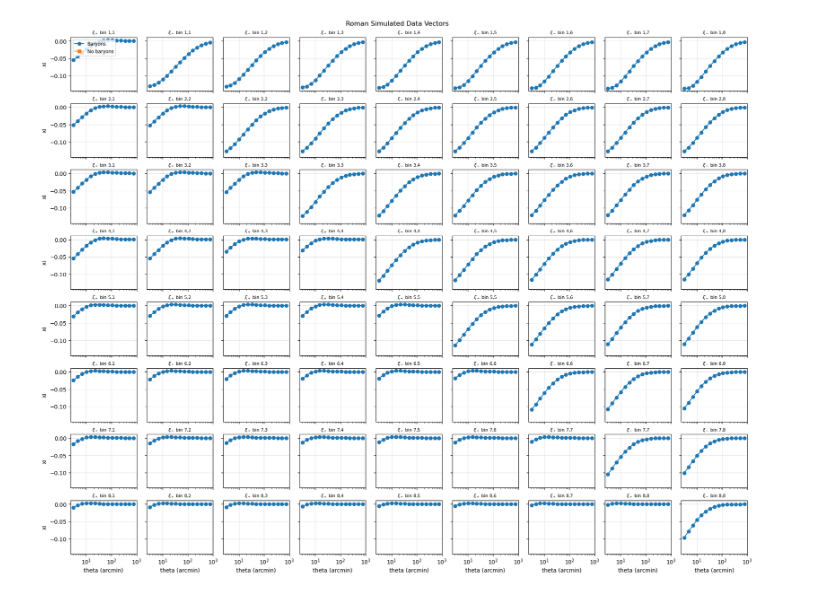
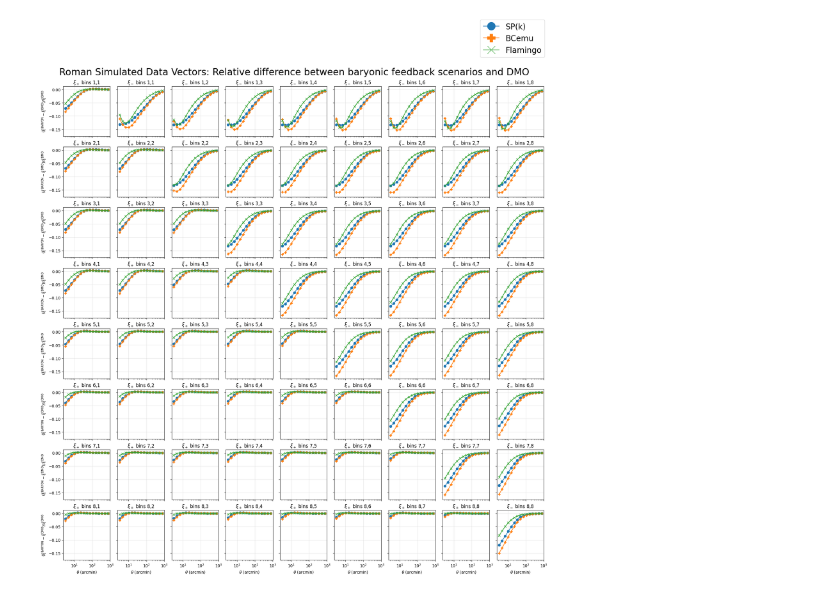
Before and after one commit to CosmoLike/cocoa_roman_real, a Jupyter notebook: plot_dvs.ipynb, the cells around one changed output. Cells and saved outputs as stored; diff of their text form; code cells hidden in the pictures.

Commit message:
Documenting and making examples for all implemented baryon models

```diff
--- a/plot_dvs.ipynb
+++ b/plot_dvs.ipynb
@@ -20,53 +21,76 @@ def get_theta(theta_min, theta_max, num_theta):
 # %%
 theta = get_theta(2.5, 900, 15) # from data/example1.dataset
 # %%
-_, dv_baryons   = np.loadtxt("SPK.modelvector", unpack=True)
-_, dv_nobaryons = np.loadtxt("DMO.modelvector", unpack=True)
+_, dv_spk   = np.loadtxt("SPK.modelvector", unpack=True)
+_, dv_bcemu = np.loadtxt("BCEMU.modelvector", unpack=True)
+_, dv_fla   = np.loadtxt("FLAMINGO.modelvector", unpack=True)
+_, dv_dmo   = np.loadtxt("DMO.modelvector", unpack=True)
 # %%
 num_bins = 8
 num_cols = num_bins+1
 block_size = 15
 tri_count = num_bins * (num_bins + 1) // 2
 
-xi_plus_baryons = dv_baryons[:tri_count * block_size]
-xi_minus_baryons = dv_baryons[tri_count * block_size:2 * tri_count * block_size]
-xi_plus_nobaryons = dv_nobaryons[:tri_count * block_size]
-xi_minus_nobaryons = dv_nobaryons[tri_count * block_size:2 * tri_count * block_size]
+xi_plus_spk = dv_spk[:tri_count * block_size]
+xi_minus_spk = dv_spk[tri_count * block_size:2 * tri_count * block_size]
+xi_plus_bcemu = dv_bcemu[:tri_count * block_size]
+xi_minus_bcemu = dv_bcemu[tri_count * block_size:2 * tri_count * block_size]
+xi_plus_fla = dv_fla[:tri_count * block_size]
+xi_minus_fla = dv_fla[tri_count * block_size:2 * tri_count * block_size]
+xi_plus_dmo = dv_dmo[:tri_count * block_size]
+xi_minus_dmo = dv_dmo[tri_count * block_size:2 * tri_count * block_size]
 
-fig, axes = plt.subplots(num_bins, num_cols, figsize=(18, 14), sharex=True, sharey=True, constrained_layout=True)
+fig, axes = plt.subplots(num_bins, num_cols, figsize=(18, 18), sharex=True, sharey=True, constrained_layout=True)
 plus_idx = 0
 minus_idx = 0
 
 for i in range(num_bins):
     for col in range(num_cols):
         ax = axes[i, col]
 
         if col <= i:
             j = col
             start = plus_idx * block_size
             end = start + block_size
-            ax.semilogx(theta, (xi_plus_baryons[start:end] - xi_plus_nobaryons[start:end])/xi_plus_nobaryons[start:end], color='C0', marker='o', linestyle='-')
+            rel_err_spk = (xi_plus_spk[start:end] - xi_plus_dmo[start:end])/xi_plus_dmo[start:end]
+            rel_err_bcemu = (xi_plus_bcemu[start:end] - xi_plus_dmo[start:end])/xi_plus_dmo[start:end]
+            rel_err_fla = (xi_plus_fla[start:end] - xi_plus_dmo[start:end])/xi_plus_dmo[start:end]
+            ax.semilogx(theta, rel_err_spk, color='C0', marker='o', linestyle='-')
+            ax.semilogx(theta, rel_err_bcemu, color='C1', marker='P', linestyle='-')
+            ax.semilogx(theta, rel_err_fla, color='C2', marker='x', linestyle='-')
             line_idx = plus_idx
             plus_idx += 1
             label = r'$\xi_+$'
         else:
             j = col - 1
             start = minus_idx * block_size
             end = start + block_size
-            ax.semilogx(theta, (xi_minus_baryons[start:end] - xi_minus_nobaryons[start:end])/xi_minus_nobaryons[start:end], color='C0', marker='o', linestyle='-')
+            rel_err_spk = (xi_minus_spk[start:end] - xi_minus_dmo[start:end])/xi_minus_dmo[start:end]
+            rel_err_bcemu = (xi_minus_bcemu[start:end] - xi_minus_dmo[start:end])/xi_minus_dmo[start:end]
+            rel_err_fla = (xi_minus_fla[start:end] - xi_minus_dmo[start:end])/xi_minus_dmo[start:end]
+            ax.semilogx(theta, rel_err_spk, color='C0', marker='o', linestyle='-')
+            ax.semilogx(theta, rel_err_bcemu, color='C1', marker='P', linestyle='-')
+            ax.semilogx(theta, rel_err_fla, color='C2', marker='x', linestyle='-')
             line_idx = tri_count + minus_idx
             minus_idx += 1
             label = r'$\xi_-$'
 
         if i == num_bins - 1:
-            ax.set_xlabel('theta (arcmin)')
+            ax.set_xlabel('$\\theta$ (arcmin)')
         if col == 0:
-            ax.set_ylabel('$(\\xi^\\mathrm{SPK} - \\xi^\\mathrm{DMO}) / \\xi^\\mathrm{DMO}$')
+            ax.set_ylabel('$(\\xi^\\mathrm{BARYON} - \\xi^\\mathrm{DMO}) / \\xi^\\mathrm{DMO}$')
 
-        ax.set_title(f'{label} bin {i+1},{j+1}', fontsize=8)
+        ax.set_title(f'{label} bins {i+1},{j+1}', fontsize=12)
         ax.grid(True, linewidth=0.5, alpha=0.5)
 
-fig.suptitle('Roman Simulated Data Vectors: Relative difference between SPK and DMO')
+handles = [
+    Line2D([], [], marker="o", color="C0", markersize=20, label="SP(k)"),
+    Line2D([], [], marker="P", color="C1", markersize=20, label="BCemu"),
+    Line2D([], [], marker="x", color="C2", markersize=20, label="Flamingo"),
+]
+fig.legend(handles=handles, bbox_to_anchor=(1, 1.1), fontsize=20)
+
+fig.suptitle('Roman Simulated Data Vectors: Relative difference between baryonic feedback scenarios and DMO', fontsize=24)
 plt.show()
 # %% [output]
-[figure, old version]
+[figure, new version]
```
Also changed, not shown: parts of 1 cell of this notebook, 16 other files.
